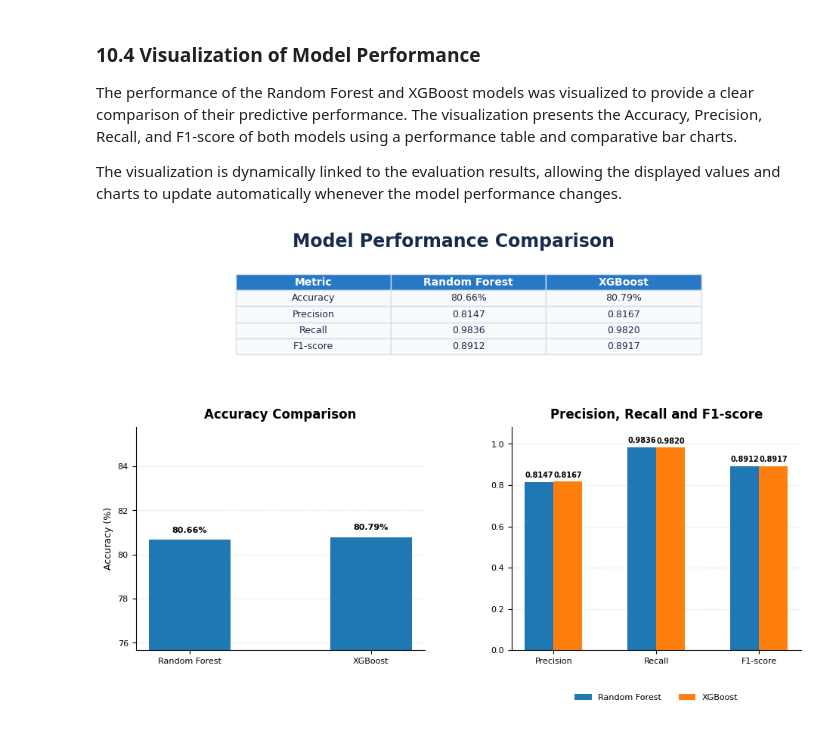
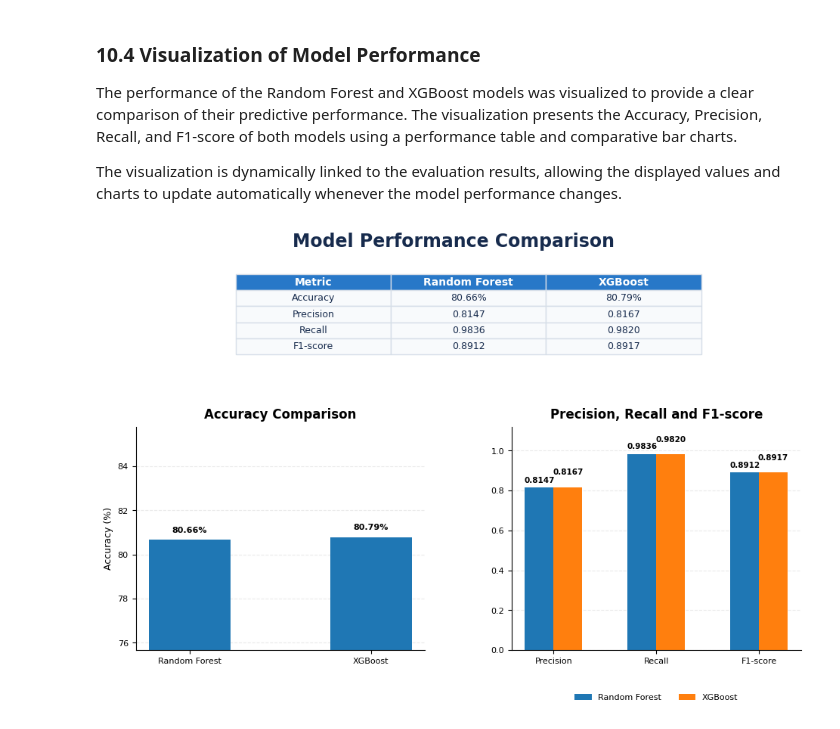
Before and after one commit to Clinton1029/Loan_Default_Project, a Jupyter notebook: Loan_Default.ipynb, the cells around one changed output. Saved outputs shown, nothing was run; the diff lists cells and outputs as text; code cells hidden in the pictures.

```diff
--- a/Loan_Default.ipynb
+++ b/Loan_Default.ipynb
@@ -1832,7 +1832,6 @@ The performance of the Random Forest and XGBoost models was visualized to provid
 
 The visualization is dynamically linked to the evaluation results, allowing the displayed values and charts to update automatically whenever the model performance changes.
 # %%
-
 # =========================================================
 # USE THE CURRENT MODEL EVALUATION RESULTS
 # =========================================================
@@ -2083,7 +2082,10 @@ ax2.set_xticklabels(
     fontsize=8
 )
 
-# Set Y-axis range
+# =========================================================
+# SET Y-AXIS RANGE
+# =========================================================
+
 maximum_metric = max(
     max(rf_values),
     max(xgb_values)
@@ -2091,7 +2093,7 @@ maximum_metric = max(
 
 ax2.set_ylim(
     0,
-    min(1.1, maximum_metric + 0.10)
+    1.12
 )
 
 # Add grid
@@ -2113,57 +2115,69 @@ ax2.tick_params(
     labelsize=8
 )
 
-# Add values above Random Forest bars
+# =========================================================
+# ADD RANDOM FOREST VALUES
+# =========================================================
+
 for bar, value in zip(bars2, rf_values):
 
     ax2.text(
         bar.get_x() + bar.get_width() / 2,
-        bar.get_height() + 0.015,
+        bar.get_height() + 0.018,
         f'{value:.4f}',
         ha='center',
         va='bottom',
-        fontsize=7,
+        fontsize=7.5,
         fontweight='bold'
     )
 
-# Add values above XGBoost bars
+# =========================================================
+# ADD XGBOOST VALUES
+# =========================================================
+
 for bar, value in zip(bars3, xgb_values):
 
     ax2.text(
         bar.get_x() + bar.get_width() / 2,
-        bar.get_height() + 0.015,
+        bar.get_height() + 0.055,
         f'{value:.4f}',
         ha='center',
         va='bottom',
-        fontsize=7,
+        fontsize=7.5,
         fontweight='bold'
     )
 
-# Add legend
+# =========================================================
+# ADD LEGEND
+# =========================================================
+
 ax2.legend(
     loc='upper center',
     bbox_to_anchor=(0.5, -0.16),
     ncol=2,
     frameon=False,
     fontsize=8
 )
 
 # =========================================================
 # ADJUST FIGURE SPACING
 # =========================================================
 
 # Use subplots_adjust instead of tight_layout
 # This prevents the tight_layout warning
 fig.subplots_adjust(
     top=0.90,
     bottom=0.12,
     left=0.08,
     right=0.96,
     hspace=0.45,
     wspace=0.30
 )
 
-# Display the visualization
+# =========================================================
+# DISPLAY THE VISUALIZATION
+# =========================================================
+
 plt.show()
 # %% [output]
-[figure, old version]
+[figure, new version]
```
